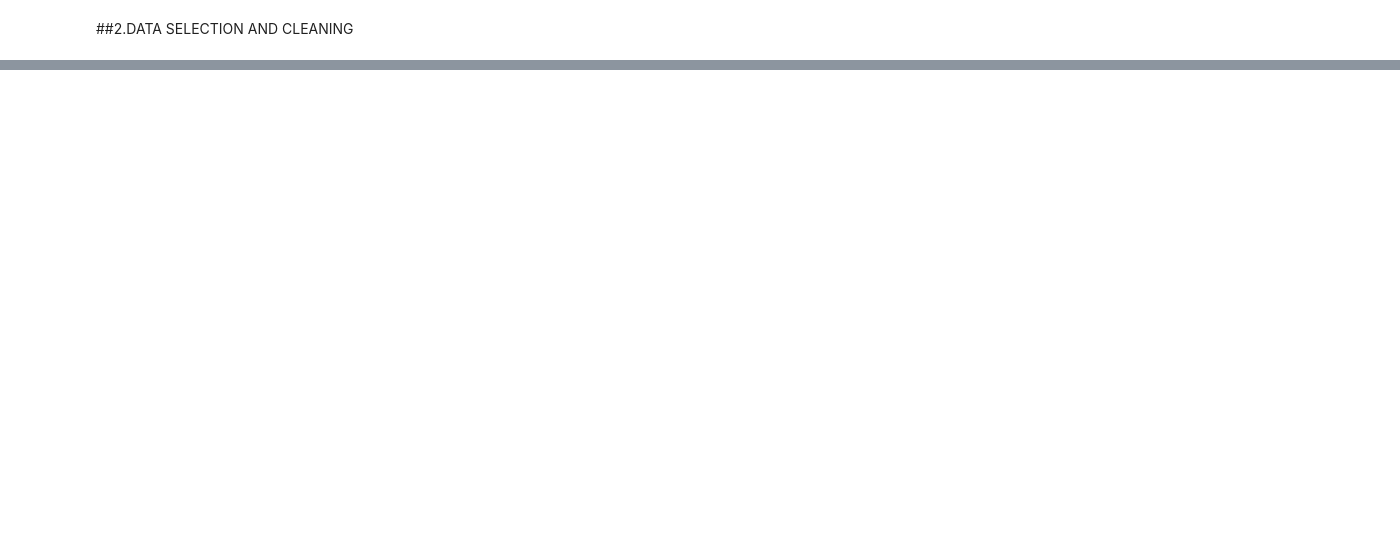
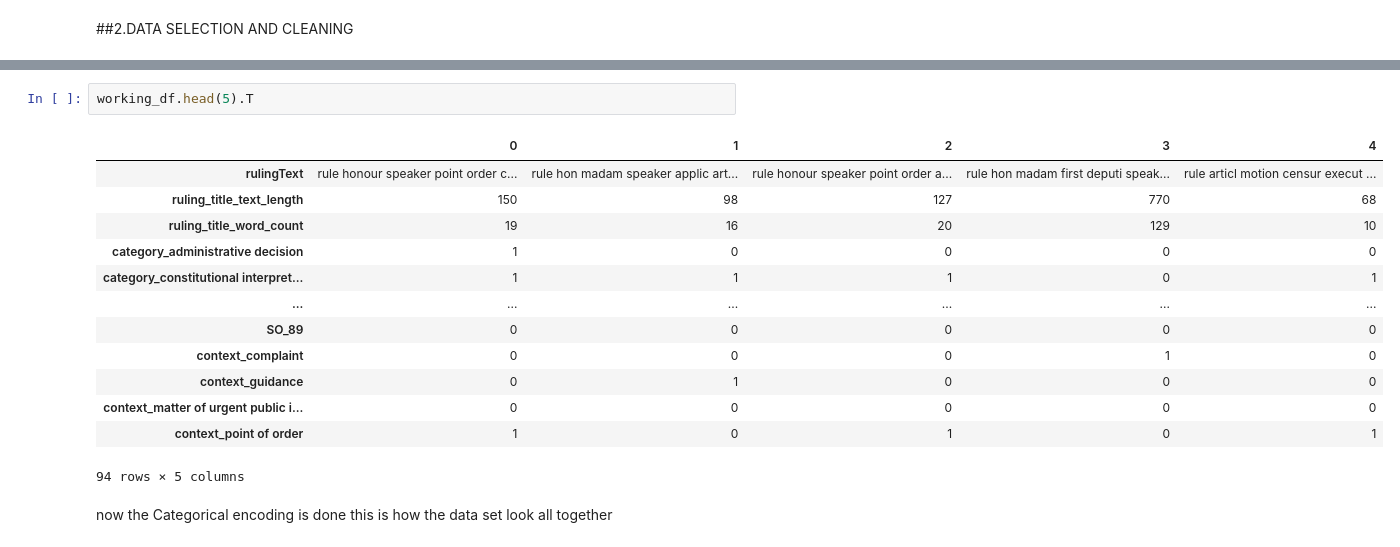
Before and after one commit to WebsterDaka/lab2-html, a Jupyter notebook: Project_Classifier(Speakers_Rullings).ipynb, the cells around one changed output, grey strips where cells are left out. Drawn from its saved outputs; the diff is of its cells as text; blank space fills up the shorter version.

```diff
--- a/Project_Classifier(Speakers_Rullings).ipynb
+++ b/Project_Classifier(Speakers_Rullings).ipynb
@@ -567,0 +811,18 @@ print(df['context'])
+# %%
+working_df.head(5).T
+# %% [output]
+|  | 0 | 1 | 2 | 3 | 4 |
+| rulingText | rule honour speaker point order c... | rule hon madam speaker applic art... | rule honour speaker point order a... | rule hon madam first deputi speak... | rule articl motion censur execut ... |
+| ruling_title_text_length | 150 | 98 | 127 | 770 | 68 |
+| ruling_title_word_count | 19 | 16 | 20 | 129 | 10 |
+| category_administrative decision | 1 | 0 | 0 | 0 | 0 |
+| category_constitutional interpret... | 1 | 1 | 1 | 0 | 1 |
+| ... | ... | ... | ... | ... | ... |
+| SO_89 | 0 | 0 | 0 | 0 | 0 |
+| context_complaint | 0 | 0 | 0 | 1 | 0 |
+| context_guidance | 0 | 1 | 0 | 0 | 0 |
+| context_matter of urgent public i... | 0 | 0 | 0 | 0 | 0 |
+| context_point of order | 1 | 0 | 1 | 0 | 1 |
+94 rows × 5 columns
+# %% [markdown]
+now the Categorical encoding is done this is how the data set look all together
```
Also changed, not shown: parts of 119 cells of this notebook.
